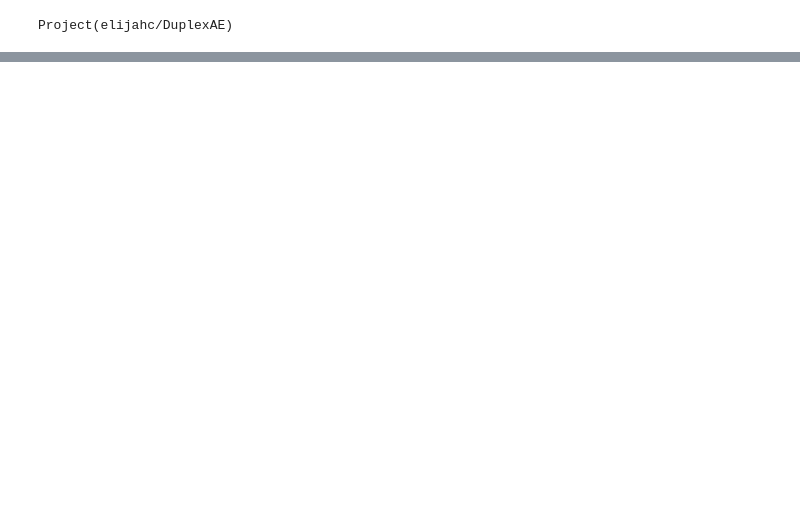
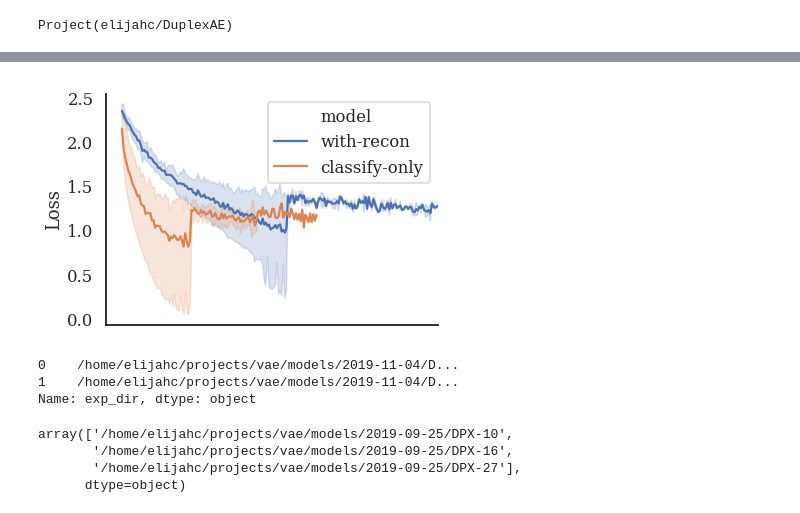
Before and after one commit to elijahc/vae, a Jupyter notebook: notebooks/06.5-Fig2.ipynb, the cells around one changed output, grey strips where cells are left out. Drawn from its saved outputs; the diff is of its cells as text; code cells hidden in the pictures; blank space fills up the shorter version.

```diff
--- a/notebooks/06.5-Fig2.ipynb
+++ b/notebooks/06.5-Fig2.ipynb
@@ -79,0 +134,15 @@ s_df
+# %%
+set_style()
+sns.set_context('talk')
+fig,ax = plt.subplots(1,1)
+
+sns.lineplot(x='x',y='C_loss',hue='model',data=acc,ax=ax)
+# ax.hlines(y=0.1,xmin=-11,xmax=500,linestyles='dashed')
+
+ax.set_xlim(-10,200)
+ax.get_xaxis().set_visible(False)
+ax.set_ylabel('Loss')
+sns.despine(fig)
+plt.tight_layout()
+# %% [output]
+[figure, added]
@@ -94,0 +168,13 @@ sus = list(load_su(s_df.exp_dir.values))
+# %%
+s_df.query('encoder_arch == "convnet"').exp_dir
+# %% [output]
+0    /home/elijahc/projects/vae/models/2019-11-04/D...
+1    /home/elijahc/projects/vae/models/2019-11-04/D...
+Name: exp_dir, dtype: object
+# %%
+s_df.query('encoder_arch == "dense" & augmentation == "dynamic"').exp_dir.values
+# %% [output]
+array(['/home/elijahc/projects/vae/models/2019-09-25/DPX-10',
+       '/home/elijahc/projects/vae/models/2019-09-25/DPX-16',
+       '/home/elijahc/projects/vae/models/2019-09-25/DPX-27'],
+      dtype=object)
```
Also changed, not shown: parts of 60 cells of this notebook, 51 other files.
